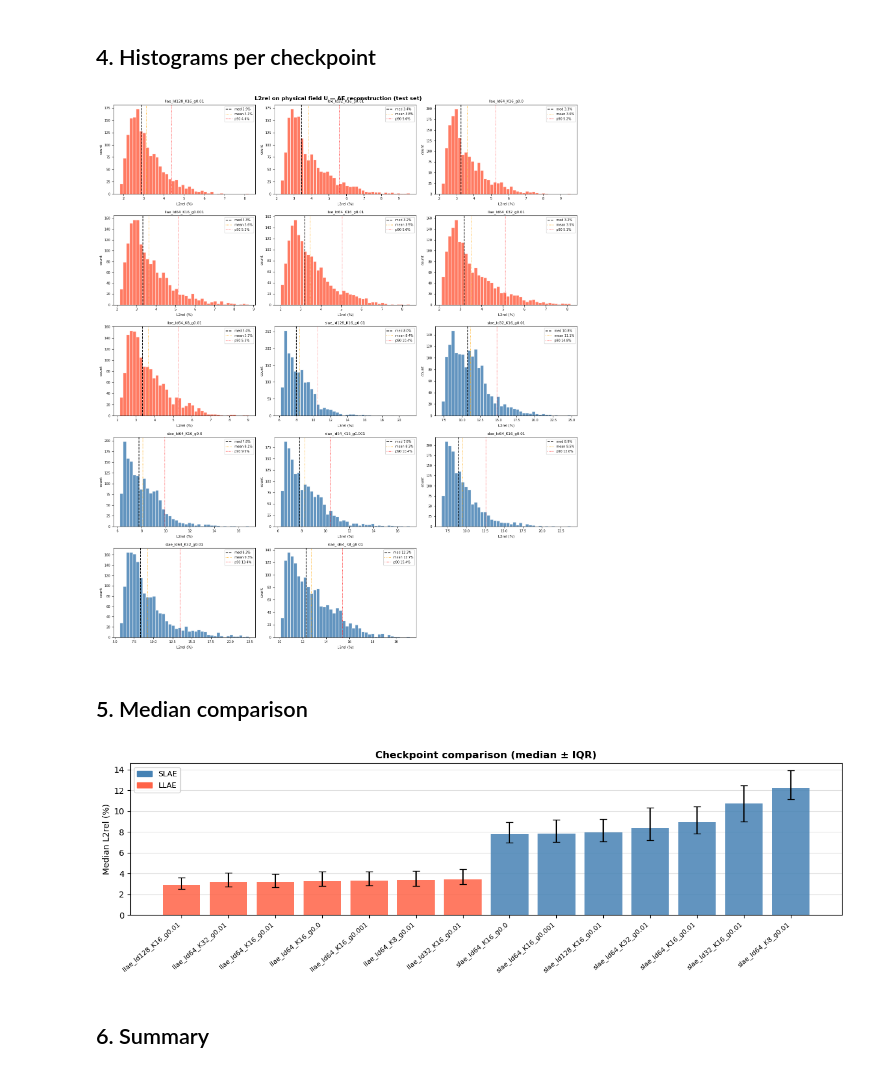
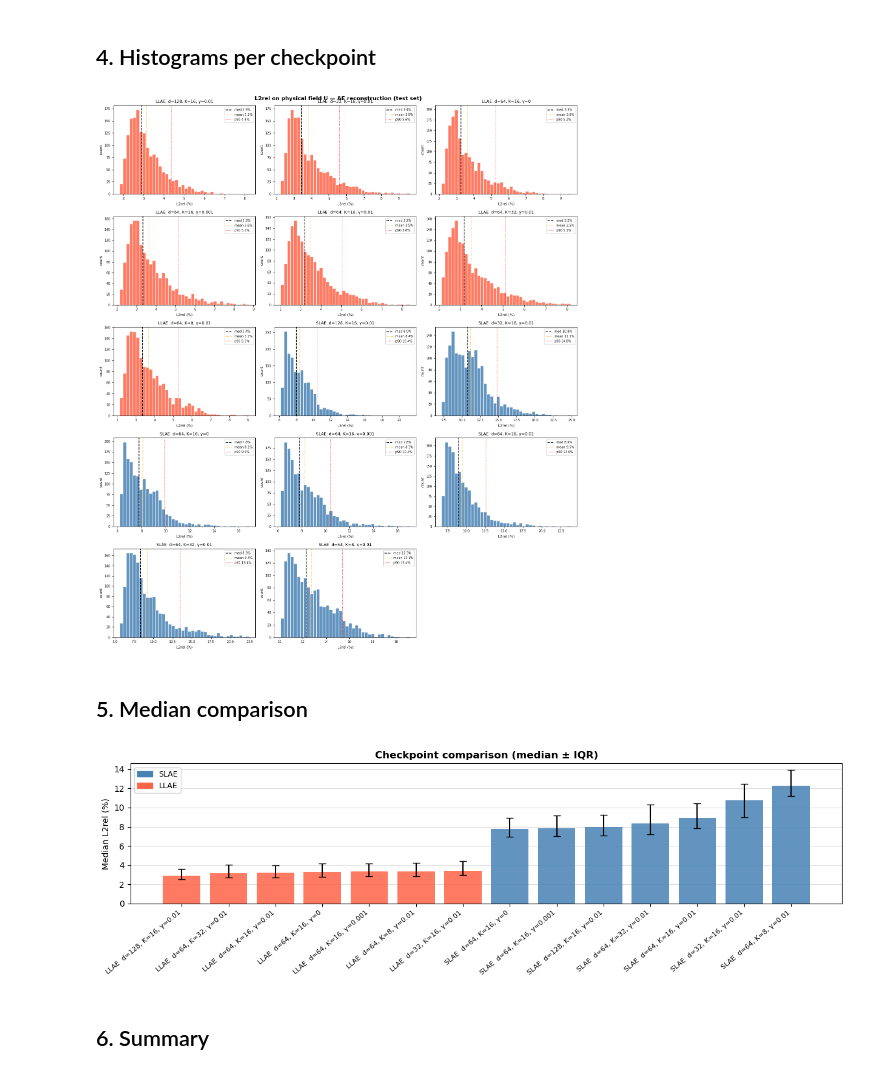
Before and after one commit to keyvanatt/laplace-autoencoders, a Jupyter notebook: notebooks/eval_checkpoints.ipynb, the cells around one changed output. Saved outputs shown, nothing was run; the diff lists cells and outputs as text; code cells hidden in the pictures.

```diff
--- a/notebooks/eval_checkpoints.ipynb
+++ b/notebooks/eval_checkpoints.ipynb
@@ -401,7 +394,7 @@ for ax, name in zip(axes, names):
     ax.axvline(median, color='black',  linestyle='--', linewidth=1.4, label=f'med {median:.1f}%')
     ax.axvline(mean,   color='orange', linestyle=':',  linewidth=1.2, label=f'mean {mean:.1f}%')
     ax.axvline(p90,    color='red',    linestyle=':',  linewidth=1.0, label=f'p90 {p90:.1f}%')
-    ax.set_title(name, fontsize=8)
+    ax.set_title(_pretty_name(name), fontsize=9)
     ax.set_xlabel('L2rel (%)', fontsize=8)
     ax.set_ylabel('count', fontsize=8)
     ax.legend(fontsize=7)
@@ -414,7 +407,7 @@ fig.suptitle('L2rel on physical field U — AE reconstruction (test set)', fonts
 fig.tight_layout()
 plt.show()
 # %% [output]
-[figure, old version]
+[figure, new version]
 # %% [markdown]
 ## 5. Median comparison
 # %%
@@ -424,35 +417,35 @@ p75     = {n: float(np.percentile(v, 75)) for n, v in results.items()}
 
 sorted_names = sorted(medians, key=lambda n: medians[n])
 bar_colors   = [colors['llae' if n.startswith('llae') else 'slae'] for n in sorted_names]
 
 fig, ax = plt.subplots(figsize=(max(8, n_ckpt * 0.9), 4))
 x = np.arange(len(sorted_names))
 
 bars = ax.bar(x, [medians[n] for n in sorted_names], color=bar_colors, alpha=0.85, zorder=2)
 
 # IQR error bars
 yerr_low  = [medians[n] - p25[n] for n in sorted_names]
 yerr_high = [p75[n] - medians[n] for n in sorted_names]
 ax.errorbar(x, [medians[n] for n in sorted_names],
             yerr=[yerr_low, yerr_high],
             fmt='none', color='black', capsize=4, linewidth=1.5, zorder=3)
 
 ax.set_xticks(x)
-ax.set_xticklabels(sorted_names, rotation=40, ha='right', fontsize=8)
+ax.set_xticklabels([_pretty_name(n) for n in sorted_names], rotation=40, ha='right', fontsize=8)
 ax.set_ylabel('Median L2rel (%)')
 ax.set_title('Checkpoint comparison (median ± IQR)', fontweight='bold')
 ax.grid(axis='y', alpha=0.4, zorder=0)
 
 from matplotlib.patches import Patch
 ax.legend(handles=[
     Patch(color='steelblue', label='SLAE'),
     Patch(color='tomato',    label='LLAE'),
 ], fontsize=9)
 
 fig.tight_layout()
 plt.show()
 # %% [output]
-[figure, old version]
+[figure, new version]
 # %% [markdown]
 ## 6. Summary
 # %%
```
Also changed, not shown: parts of 6 cells of this notebook.
